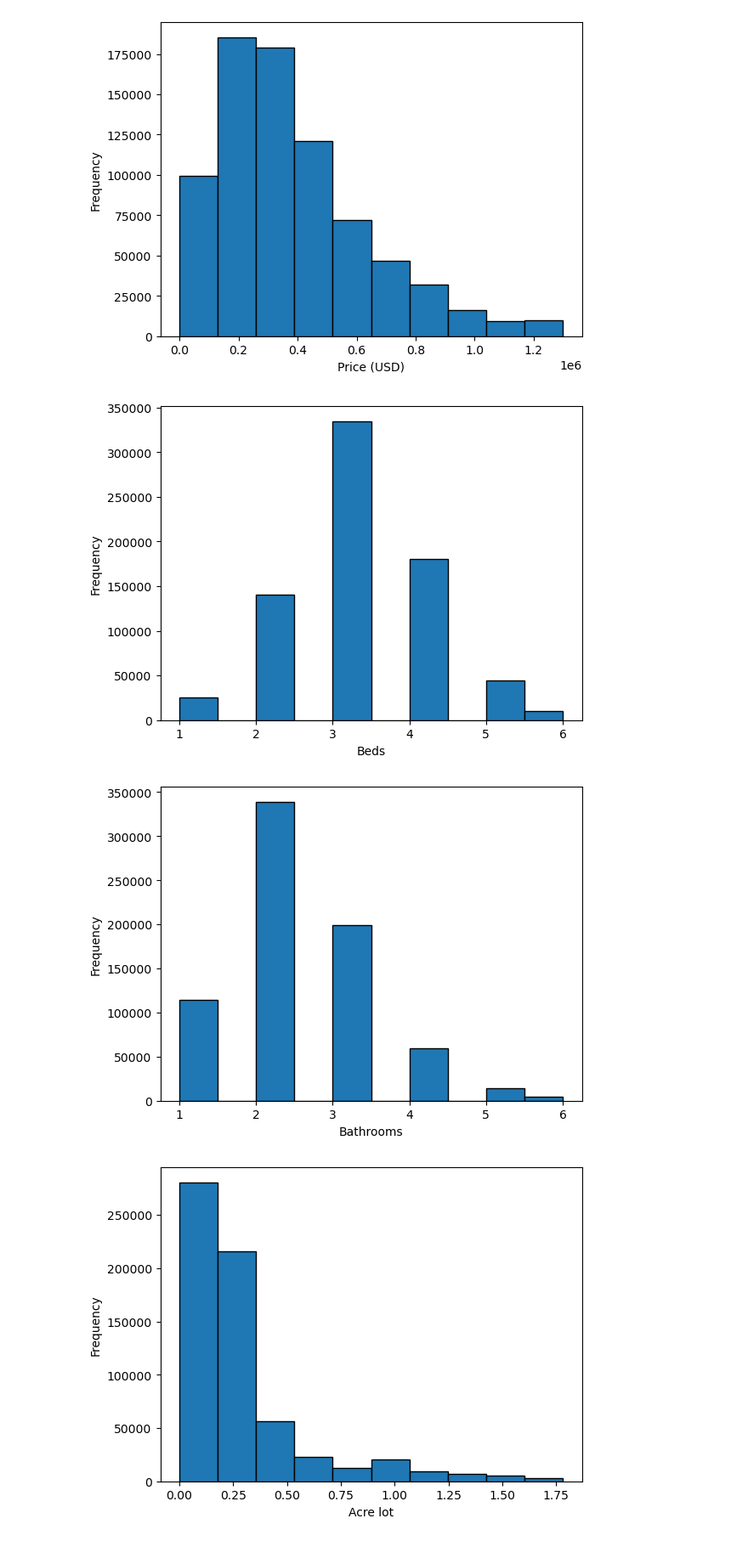
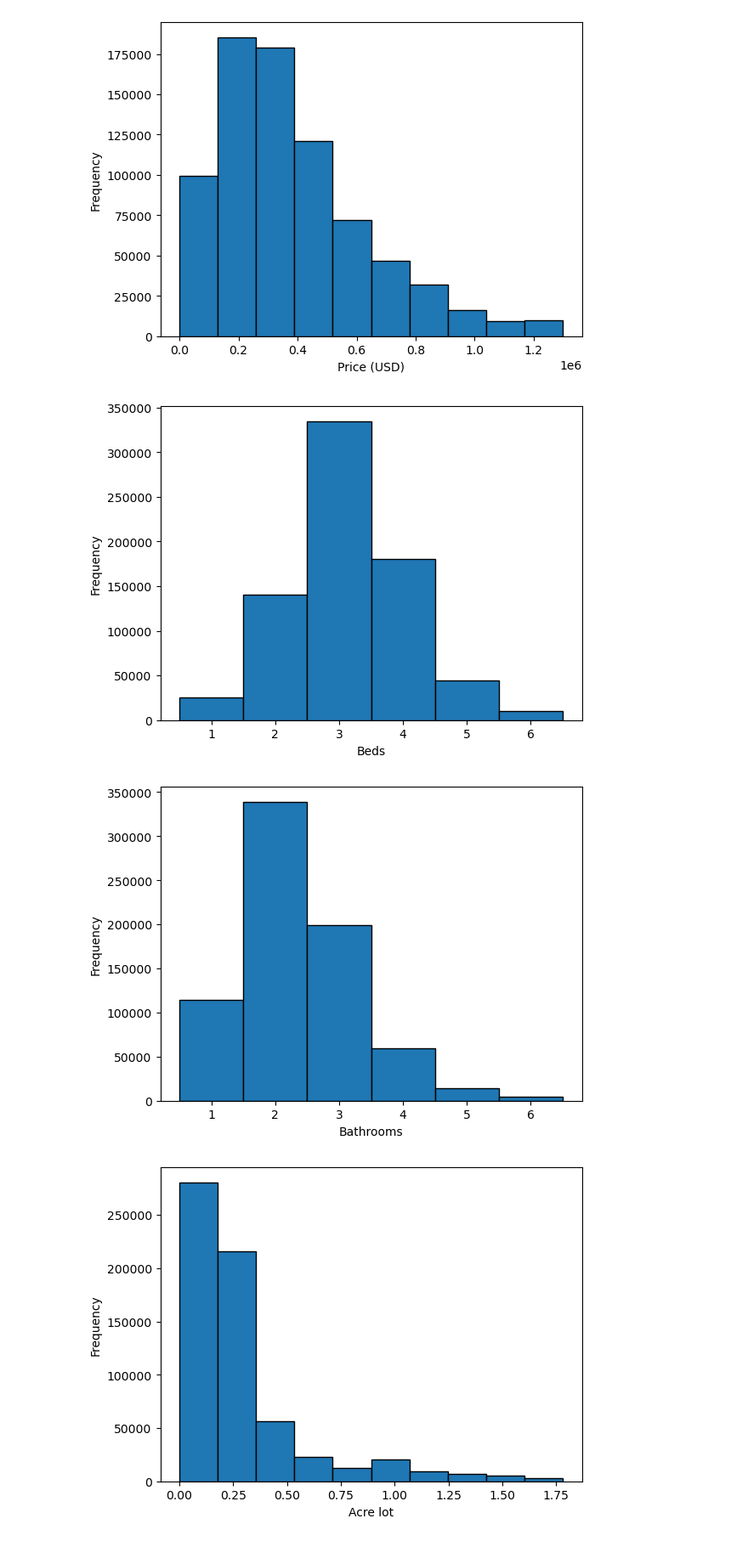
Before and after one commit to luke-dillon/PlacementProject, a Jupyter notebook: initial.ipynb, the cells around one changed output. Shown at 85% size. Drawn from its saved outputs; the diff is of its cells as text; code cells hidden in the pictures.

```diff
--- a/initial.ipynb
+++ b/initial.ipynb
@@ -182,22 +183,22 @@ plt.show()
 # %%
 # Histogram of bed and bathroom numbers with a 99% cutoff
 
 fig, ax = plt.subplots()
 
-ax.hist(sold_valdate[sold_valdate.bed <= sold_valdate.bed.quantile(0.99)].bed, ec = 'black')
+ax.hist(sold_valdate[sold_valdate.bed <= sold_valdate.bed.quantile(0.99)].bed, ec = 'black', bins = np.linspace(0.5,6.5,7))
 ax.set_xlabel('Beds')
 ax.set_ylabel('Frequency')
 plt.show()
 
 fig, ax = plt.subplots()
 
-ax.hist(sold_valdate[sold_valdate.bath <= sold_valdate.bath.quantile(0.99)].bath, ec = 'black')
+ax.hist(sold_valdate[sold_valdate.bath <= sold_valdate.bath.quantile(0.99)].bath, ec = 'black', bins = np.linspace(0.5,6.5,7))
 ax.set_xlabel('Bathrooms')
 ax.set_ylabel('Frequency')
 plt.show()
 # %% [output]
-[figure, old version]
+[figure, new version]
-[figure, old version]
+[figure, new version]
 # %%
 # Histogram of acre lot and house size with a 90% and 95% cutoff respectively
 
```
Also changed, not shown: parts of 1 cell of this notebook, 1 other file.
